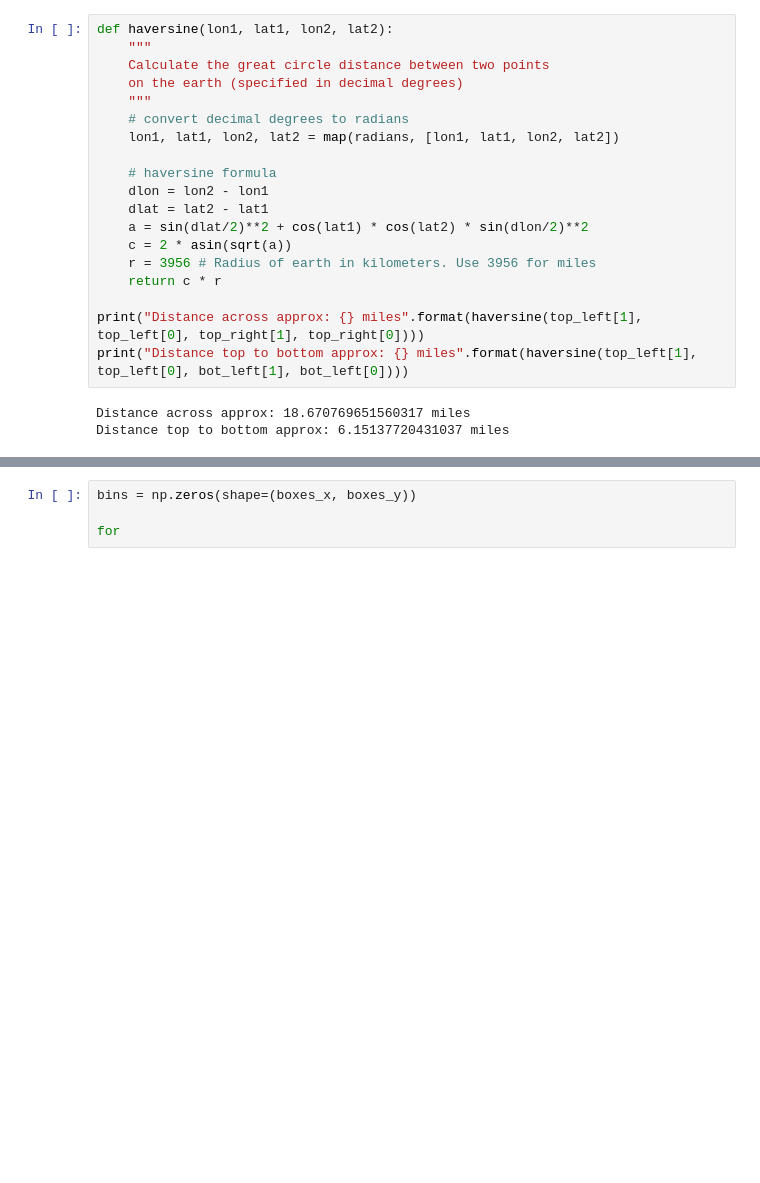
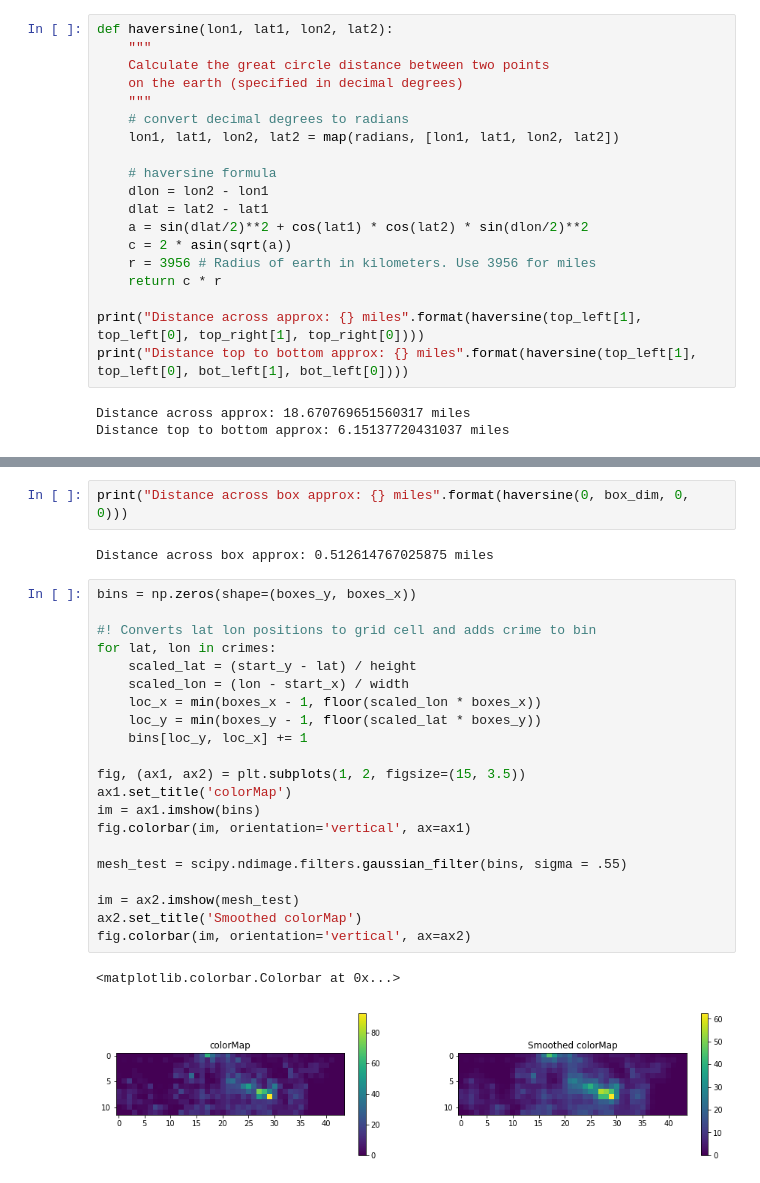
Before and after one commit to zhaomh1998/SafeRoute, a Jupyter notebook: PythonScripts/dataexplore.ipynb, the cells around one changed output, grey strips where cells are left out. Drawn from its saved outputs; the diff is of its cells as text; blank space fills up the shorter version.

```diff
--- a/PythonScripts/dataexplore.ipynb
+++ b/PythonScripts/dataexplore.ipynb
@@ -256,7 +258,31 @@ for y in range(boxes_y):
 fig
 # %% [output]
 [interactive output not drawn]
-# %%
-bins = np.zeros(shape=(boxes_x, boxes_y))
-
-for
+# %%
+print("Distance across box approx: {} miles".format(haversine(0, box_dim, 0, 0)))
+# %% [output]
+Distance across box approx: 0.512614767025875 miles
+# %%
+bins = np.zeros(shape=(boxes_y, boxes_x))
+
+#! Converts lat lon positions to grid cell and adds crime to bin
+for lat, lon in crimes:
+    scaled_lat = (start_y - lat) / height
+    scaled_lon = (lon - start_x) / width
+    loc_x = min(boxes_x - 1, floor(scaled_lon * boxes_x))
+    loc_y = min(boxes_y - 1, floor(scaled_lat * boxes_y))
+    bins[loc_y, loc_x] += 1
+
+fig, (ax1, ax2) = plt.subplots(1, 2, figsize=(15, 3.5))
+ax1.set_title('colorMap')
+im = ax1.imshow(bins)
+fig.colorbar(im, orientation='vertical', ax=ax1)
+
+mesh_test = scipy.ndimage.filters.gaussian_filter(bins, sigma = .55)
+
+im = ax2.imshow(mesh_test)
+ax2.set_title('Smoothed colorMap')
+fig.colorbar(im, orientation='vertical', ax=ax2)
+# %% [output]
+<matplotlib.colorbar.Colorbar at 0x...>
+[figure, added]
```
Also changed, not shown: parts of 3 cells of this notebook, 13 other files.
